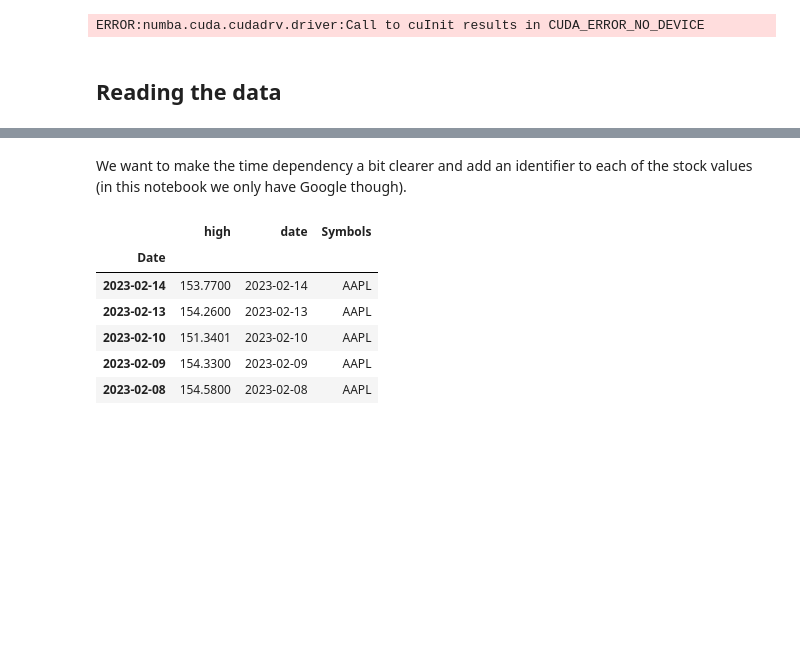
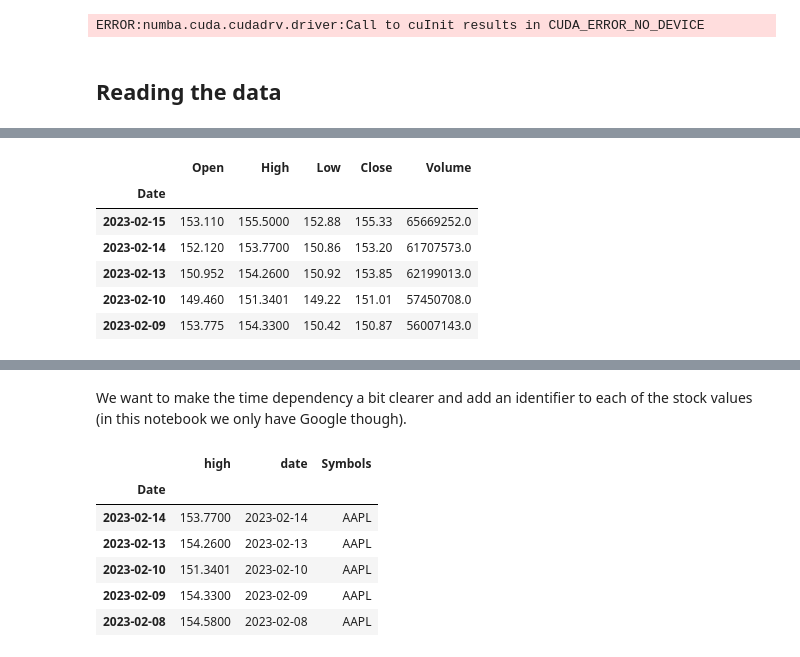
Before and after one commit to harnalashok/timeseries, a Jupyter notebook: tsfresh_Timeseries_Forecasting.ipynb, the cells around one changed output, grey strips where cells are left out. Drawn from its saved outputs; the diff is of its cells as text; code cells hidden in the pictures; blank space fills up the shorter version.

```diff
--- a/tsfresh_Timeseries_Forecasting.ipynb
+++ b/tsfresh_Timeseries_Forecasting.ipynb
@@ -67,0 +97,14 @@ Name: High, dtype: float64
+# %%
+# 2.1 Extract index data from 'stooq' site as pandas DataFrame
+#     We will later retain only 'High' column:
+
+df = web.DataReader("AAPL", 'stooq')
+df.head()
+# %% [output]
+|  | Open | High | Low | Close | Volume |
+| Date |  |  |  |  |  |
+| 2023-02-15 | 153.110 | 155.5000 | 152.88 | 155.33 | 65669252.0 |
+| 2023-02-14 | 152.120 | 153.7700 | 150.86 | 153.20 | 61707573.0 |
+| 2023-02-13 | 150.952 | 154.2600 | 150.92 | 153.85 | 62199013.0 |
+| 2023-02-10 | 149.460 | 151.3401 | 149.22 | 151.01 | 57450708.0 |
+| 2023-02-09 | 153.775 | 154.3300 | 150.42 | 150.87 | 56007143.0 |
```
Also changed, not shown: parts of 15 cells of this notebook.
